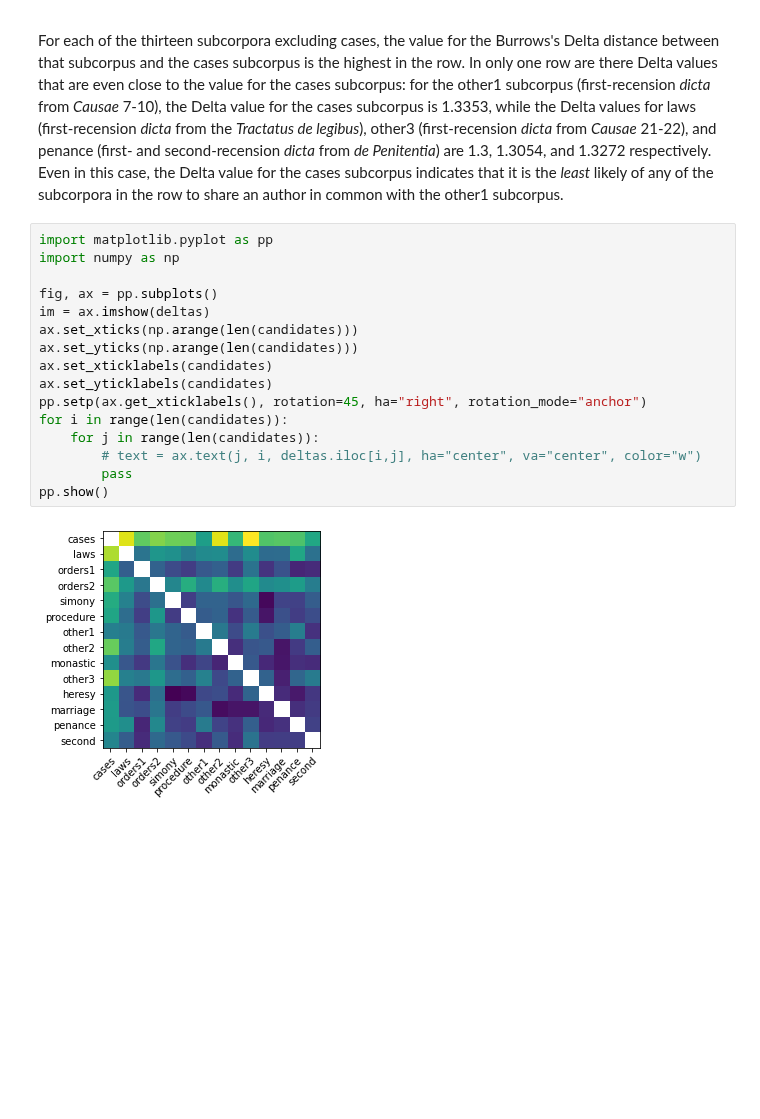
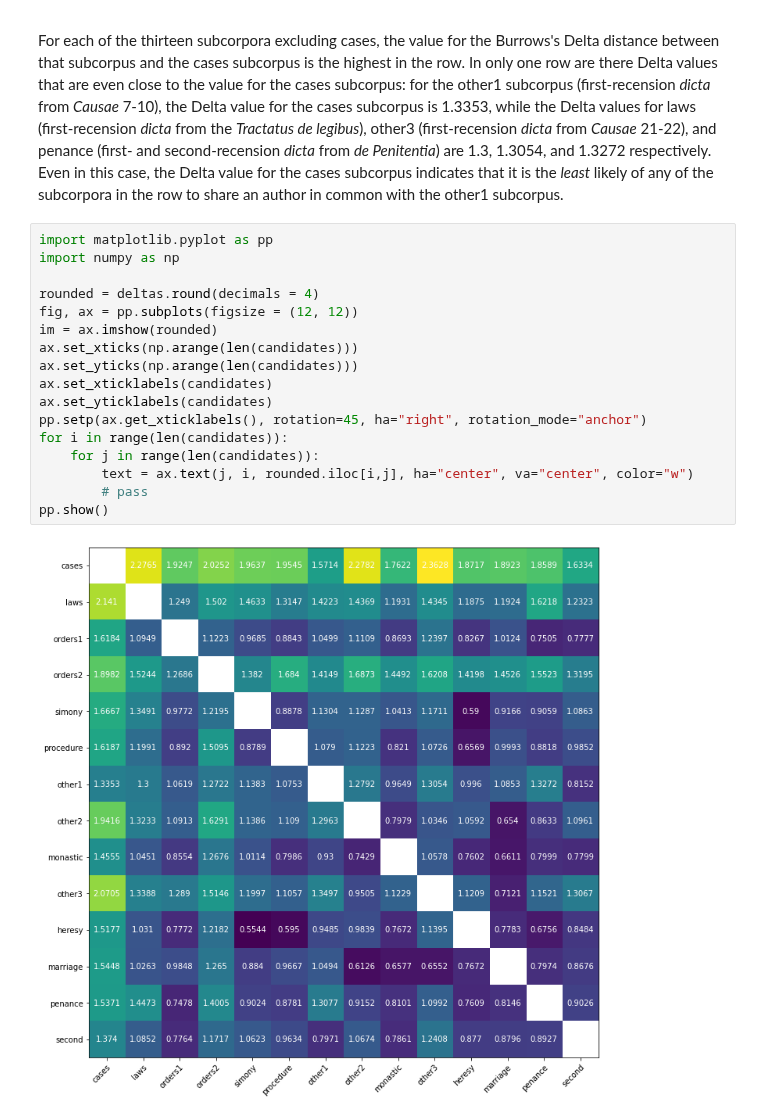
Before and after one commit to decretist/Dissertation, a Jupyter notebook: Notebooks/Burrows/Burrows.ipynb, the cells around one changed output. Cells and saved outputs as stored; diff of their text form; blank space fills up the shorter version.

Commit message:
Update heatmap in Burrows notebook

```diff
--- a/Notebooks/Burrows/Burrows.ipynb
+++ b/Notebooks/Burrows/Burrows.ipynb
@@ -348,18 +348,19 @@ For each of the thirteen subcorpora excluding cases, the value for the Burrows's
 # %%
 import matplotlib.pyplot as pp
 import numpy as np
 
-fig, ax = pp.subplots()
-im = ax.imshow(deltas)
+rounded = deltas.round(decimals = 4)
+fig, ax = pp.subplots(figsize = (12, 12))
+im = ax.imshow(rounded)
 ax.set_xticks(np.arange(len(candidates)))
 ax.set_yticks(np.arange(len(candidates)))
 ax.set_xticklabels(candidates)
 ax.set_yticklabels(candidates)
 pp.setp(ax.get_xticklabels(), rotation=45, ha="right", rotation_mode="anchor")
 for i in range(len(candidates)):
     for j in range(len(candidates)):
-        # text = ax.text(j, i, deltas.iloc[i,j], ha="center", va="center", color="w")
-        pass
+        text = ax.text(j, i, rounded.iloc[i,j], ha="center", va="center", color="w")
+        # pass
 pp.show()
 # %% [output]
-[figure, old version]
+[figure, new version]
```
